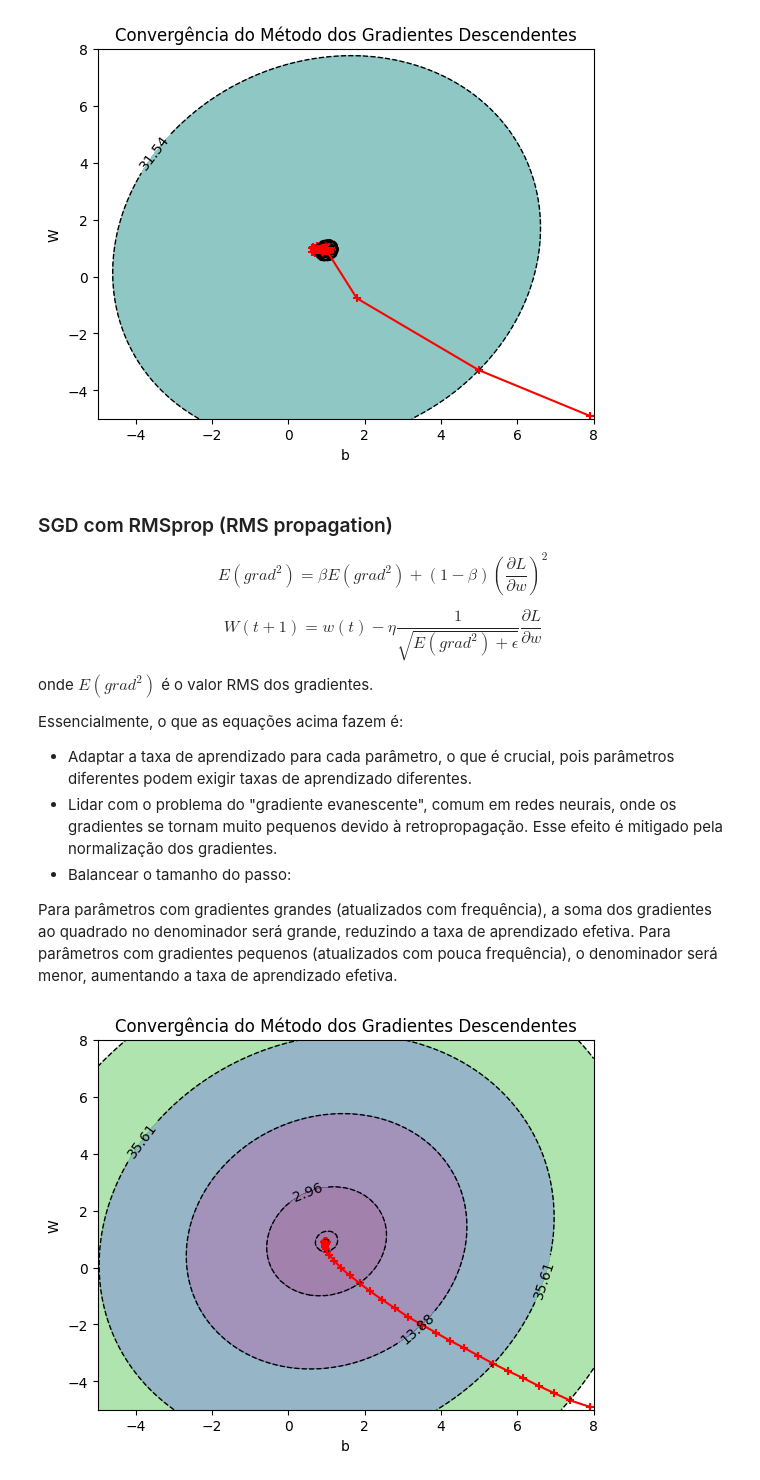
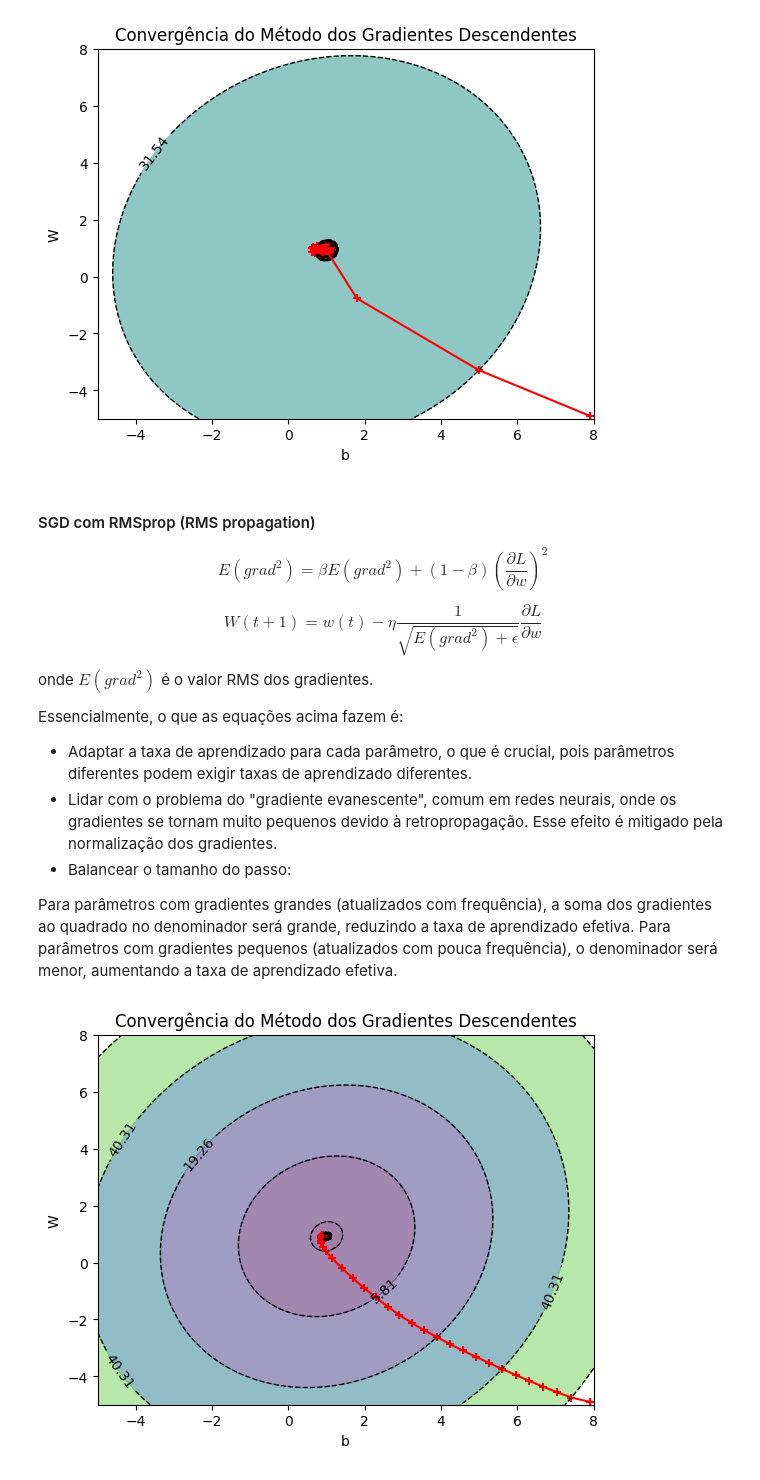
Before and after one commit to Mvanti/IA-ApEE, a Jupyter notebook: IA_Aula_13.ipynb, the cells around one changed output. Drawn from its saved outputs; the diff is of its cells as text; code cells hidden in the pictures.

```diff
--- a/IA_Aula_13.ipynb
+++ b/IA_Aula_13.ipynb
@@ -352,7 +382,7 @@ isolinhas(X,y)
 # %% [output]
 [figure]
 # %% [markdown]
-### SGD com RMSprop (RMS propagation)
+#### SGD com RMSprop (RMS propagation)
 
 $$E(grad^2)=\beta E(grad^2)+(1-\beta)(\frac{\partial L}{\partial w})^2$$
 
@@ -371,12 +401,11 @@ Para parâmetros com gradientes pequenos (atualizados com pouca frequência), o
 # %%
 # Optimização dos pesos e bias - MSEprop
 # ===
 
-w_model, loss_history = sgd(X, y, learning_rate=0.01, epochs=150, batch_size=1,
-                            momentum=0.0,RMSprop=True,adam=False,verbose=False)
+w_model, loss_history = sgd(X, y, learning_rate=0.01, epochs=150, batch_size=1,optimizer='rmsprop', verbose=False)
 w_final=w_model[-1]
 
 isolinhas(X,y)
 # %% [output]
-[figure, old version]
+[figure, new version]
 # %% [markdown]
```
Also changed, not shown: parts of 17 cells of this notebook.
